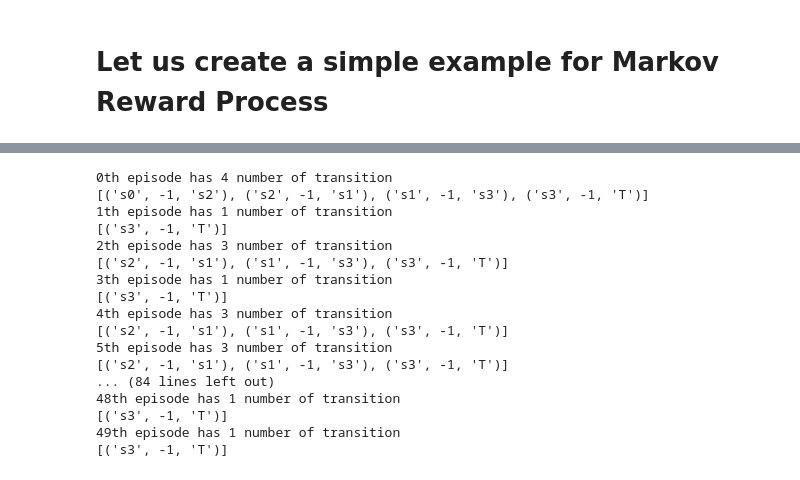
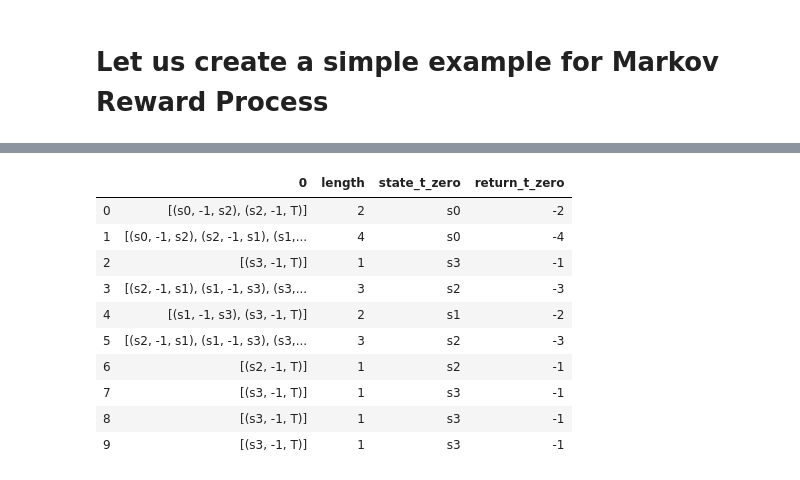
Before and after one commit to vumaasha/rl_handson, a Jupyter notebook: MRP/mrp.ipynb, the cells around one changed output, grey strips where cells are left out. Drawn from its saved outputs; the diff is of its cells as text; code cells hidden in the pictures.

```diff
--- a/MRP/mrp.ipynb
+++ b/MRP/mrp.ipynb
@@ -20,27 +20,35 @@ P = [[0, 0.3, 0.3, 0.4, 0],
 R = [-1, -1, -1, -1, 0]
 
 mrp = MRP(S, P, R)
-# %%
-# lets create some sample trajectories / episodes
-for i in range(50):
-    episode = mrp.generate_episodes()
-    print('{}th episode has {} number of transition'.format(i, len(episode)))
-    print(episode)
-# %% [output]
-0th episode has 4 number of transition
-[('s0', -1, 's2'), ('s2', -1, 's1'), ('s1', -1, 's3'), ('s3', -1, 'T')]
-1th episode has 1 number of transition
-[('s3', -1, 'T')]
-2th episode has 3 number of transition
-[('s2', -1, 's1'), ('s1', -1, 's3'), ('s3', -1, 'T')]
-3th episode has 1 number of transition
-[('s3', -1, 'T')]
-4th episode has 3 number of transition
-[('s2', -1, 's1'), ('s1', -1, 's3'), ('s3', -1, 'T')]
-5th episode has 3 number of transition
-[('s2', -1, 's1'), ('s1', -1, 's3'), ('s3', -1, 'T')]
-... (84 lines left out)
-48th episode has 1 number of transition
-[('s3', -1, 'T')]
-49th episode has 1 number of transition
-[('s3', -1, 'T')]
+# %%
+import pandas as pd
+pd.set_option('display.max_colwidth',-1)
+
+def get_return(episode, t=0, gamma=1):
+    if len(episode) > t:
+        return episode[t][1] + gamma * get_return(episode, t+1, gamma)
+    else:
+        return 0
+
+def generate_episodes(count=10,start_state=None):
+    episodes = [mrp.generate_episodes(start_state=start_state) for i in range(count)]
+    episodes_df = pd.Series(episodes).to_frame()
+    episodes_df['length'] = episodes_df[0].apply(len)
+    episodes_df['state_t_zero'] = episodes_df[0].apply(lambda x:x[0][0])
+    episodes_df['return_t_zero'] =  episodes_df[0].apply(get_return)
+    return episodes_df
+# %%
+episodes_df = generate_episodes()
+episodes_df
+# %% [output]
+|  | 0 | length | state_t_zero | return_t_zero |
+| 0 | [(s0, -1, s2), (s2, -1, T)] | 2 | s0 | -2 |
+| 1 | [(s0, -1, s2), (s2, -1, s1), (s1,... | 4 | s0 | -4 |
+| 2 | [(s3, -1, T)] | 1 | s3 | -1 |
+| 3 | [(s2, -1, s1), (s1, -1, s3), (s3,... | 3 | s2 | -3 |
+| 4 | [(s1, -1, s3), (s3, -1, T)] | 2 | s1 | -2 |
+| 5 | [(s2, -1, s1), (s1, -1, s3), (s3,... | 3 | s2 | -3 |
+| 6 | [(s2, -1, T)] | 1 | s2 | -1 |
+| 7 | [(s3, -1, T)] | 1 | s3 | -1 |
+| 8 | [(s3, -1, T)] | 1 | s3 | -1 |
+| 9 | [(s3, -1, T)] | 1 | s3 | -1 |
```
Also changed, not shown: parts of 5 cells of this notebook, 4 other files.
